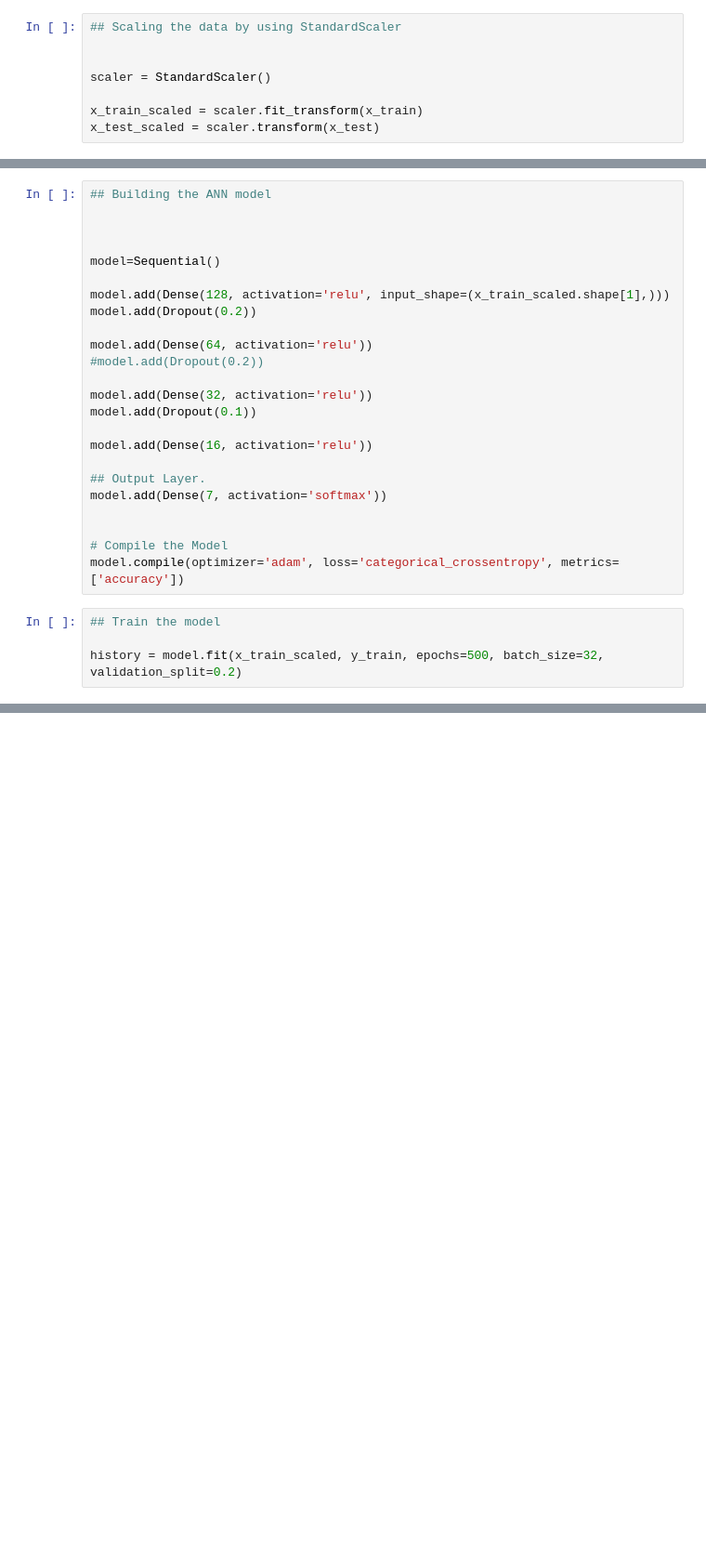
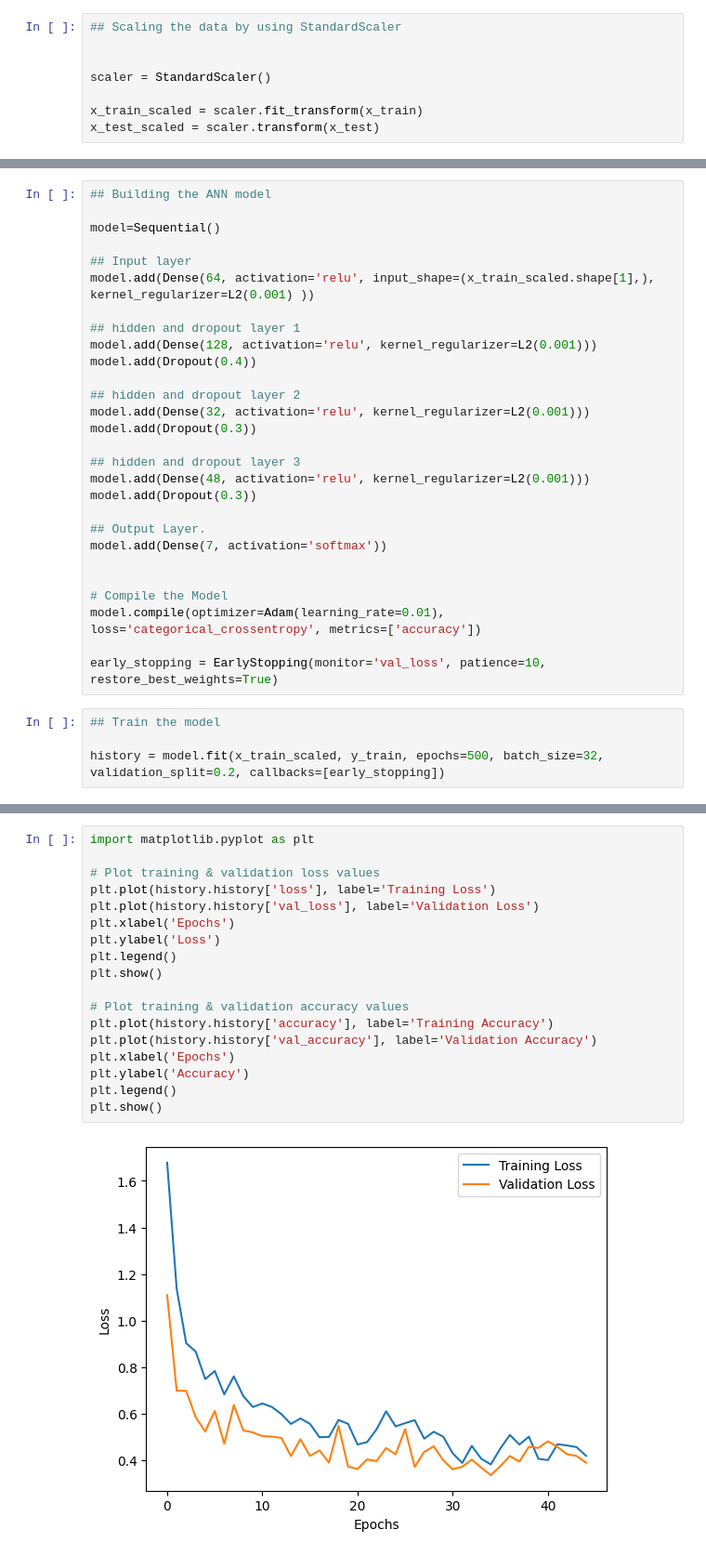
Before and after one commit to AjayKumar095/Obesity_Classification_DeepLearning_Project, a Jupyter notebook: Research/Test_Model.ipynb, the cells around one changed output, grey strips where cells are left out. Shown: that part at 93% size. Drawn from its saved outputs; the diff is of its cells as text; blank space fills up the shorter version.

```diff
--- a/Research/Test_Model.ipynb
+++ b/Research/Test_Model.ipynb
@@ -43,30 +46,34 @@ x_test_scaled = scaler.transform(x_test)
 # %%
 ## Building the ANN model
 
-
-
 model=Sequential()
 
-model.add(Dense(128, activation='relu', input_shape=(x_train_scaled.shape[1],)))
-model.add(Dropout(0.2))
+## Input layer
+model.add(Dense(64, activation='relu', input_shape=(x_train_scaled.shape[1],), kernel_regularizer=L2(0.001) ))
 
-model.add(Dense(64, activation='relu'))
-#model.add(Dropout(0.2))
+## hidden and dropout layer 1
+model.add(Dense(128, activation='relu', kernel_regularizer=L2(0.001)))
+model.add(Dropout(0.4))
 
-model.add(Dense(32, activation='relu'))
-model.add(Dropout(0.1))
+## hidden and dropout layer 2
+model.add(Dense(32, activation='relu', kernel_regularizer=L2(0.001)))
+model.add(Dropout(0.3))
 
-model.add(Dense(16, activation='relu'))
+## hidden and dropout layer 3
+model.add(Dense(48, activation='relu', kernel_regularizer=L2(0.001)))
+model.add(Dropout(0.3))
 
 ## Output Layer.
 model.add(Dense(7, activation='softmax'))
 
 
 # Compile the Model
-model.compile(optimizer='adam', loss='categorical_crossentropy', metrics=['accuracy'])
+model.compile(optimizer=Adam(learning_rate=0.01), loss='categorical_crossentropy', metrics=['accuracy'])
+
+early_stopping = EarlyStopping(monitor='val_loss', patience=10, restore_best_weights=True)
 # %%
 ## Train the model
 
-history = model.fit(x_train_scaled, y_train, epochs=500, batch_size=32, validation_split=0.2)
+history = model.fit(x_train_scaled, y_train, epochs=500, batch_size=32, validation_split=0.2, callbacks=[early_stopping])
 # %% [output]
 Epoch 1/500
@@ -122,0 +105,20 @@ int(pred)
+# %%
+import matplotlib.pyplot as plt
+
+# Plot training & validation loss values
+plt.plot(history.history['loss'], label='Training Loss')
+plt.plot(history.history['val_loss'], label='Validation Loss')
+plt.xlabel('Epochs')
+plt.ylabel('Loss')
+plt.legend()
+plt.show()
+
+# Plot training & validation accuracy values
+plt.plot(history.history['accuracy'], label='Training Accuracy')
+plt.plot(history.history['val_accuracy'], label='Validation Accuracy')
+plt.xlabel('Epochs')
+plt.ylabel('Accuracy')
+plt.legend()
+plt.show()
+# %% [output]
+[figure, added]
```
Also changed, not shown: parts of 10 cells of this notebook.
